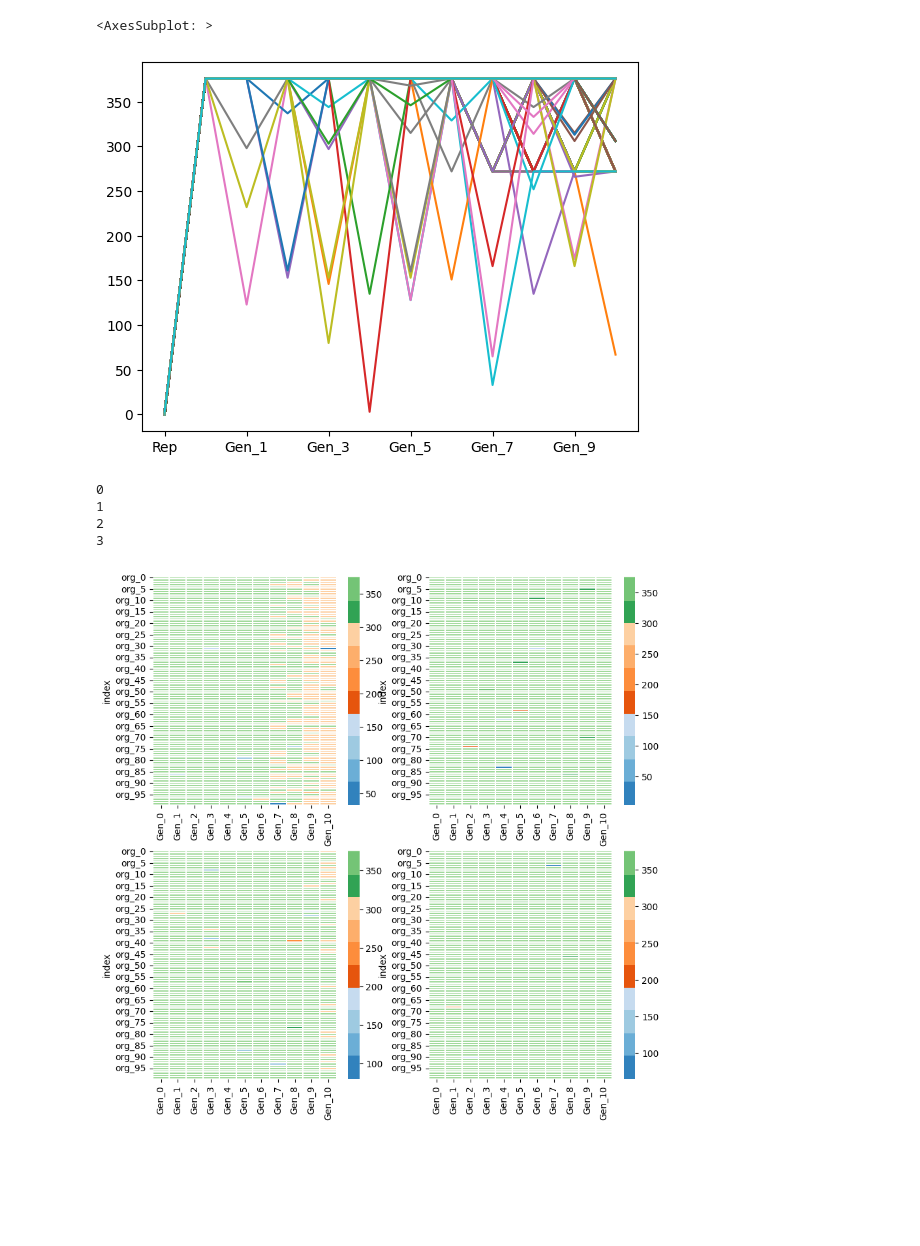
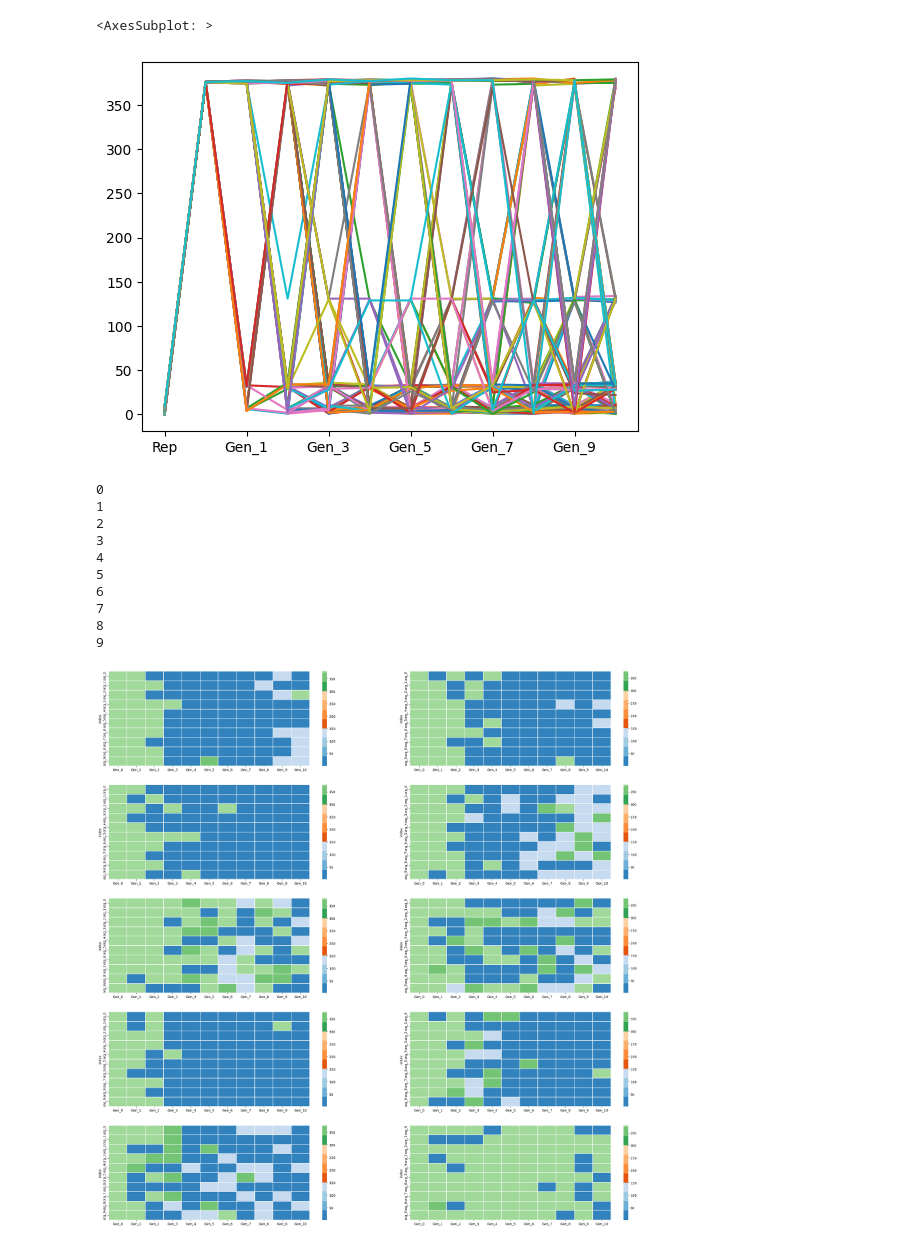
Before and after one commit to IRSINGH27/stochastic_Project, a Jupyter notebook: __module__/test.ipynb, the cells around one changed output. Drawn from its saved outputs; the diff is of its cells as text; code cells hidden in the pictures; blank space fills up the shorter version.

```diff
--- a/__module__/test.ipynb
+++ b/__module__/test.ipynb
@@ -5,7 +5,7 @@ import os
 import matplotlib.pyplot as plt
 %matplotlib inline
 # %%
-q=[i for i in os.listdir() if 'result1.' in i]
+q=[i for i in os.listdir() if 'indel_result21' in i]
 q=list(map(lambda x:pd.read_parquet(x),q))
 # %%
 for i in range(len(q)):
@@ -51,23 +49,29 @@ w2=w2.reset_index().set_index('index')
 w2.transpose().plot(kind='line',legend=False)
 # %% [output]
 <AxesSubplot: >
-[figure, old version]
+[figure, new version]
 # %%
-fig, axs = plt.subplots(nrows=2,ncols=2,figsize=(10,10))
+fig, axs = plt.subplots(nrows=5,ncols=2,figsize=(30,30))
 count=0
-for i in range(2):
+for i in range(5):
     for j in range(2):
         _=w2[w2.Rep==count]
         _=_.iloc[:,1:]
         sbn.heatmap(data=_,cmap='tab20c',linewidths=0.2,ax=axs[i,j],center=375,linecolor='w')
         print(count)
         count+=1
 # %% [output]
 0
 1
 2
 3
+4
+5
+6
+7
+8
+9
-[figure, old version]
+[figure, new version]
 # %%
 w2.groupby('Rep').mean().transpose().plot(kind='line')
 # %% [output]
```
Also changed, not shown: parts of 3 cells of this notebook, 2 other files.
